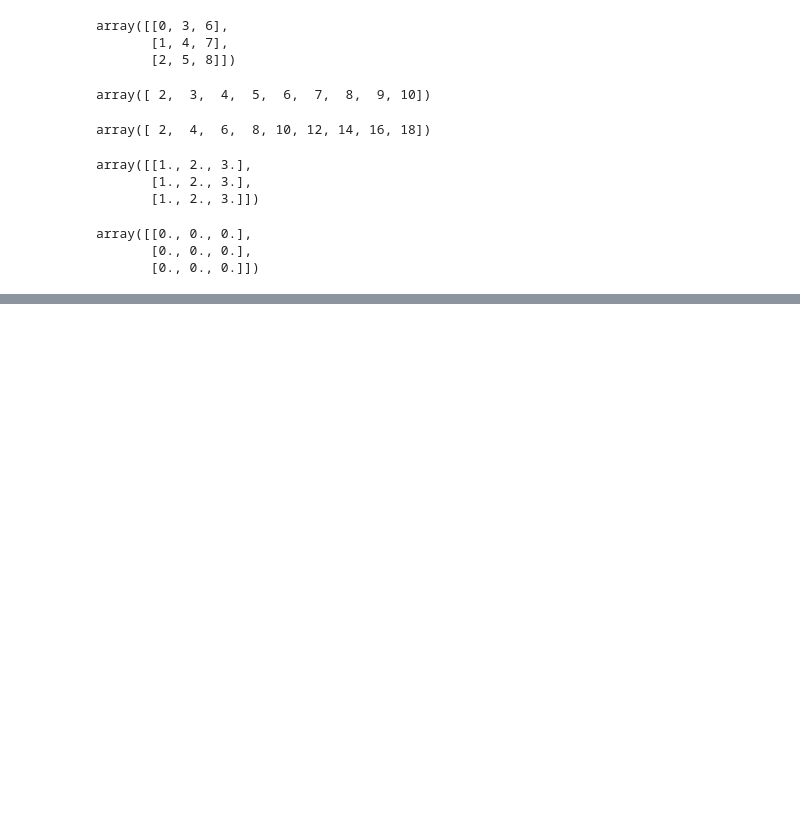
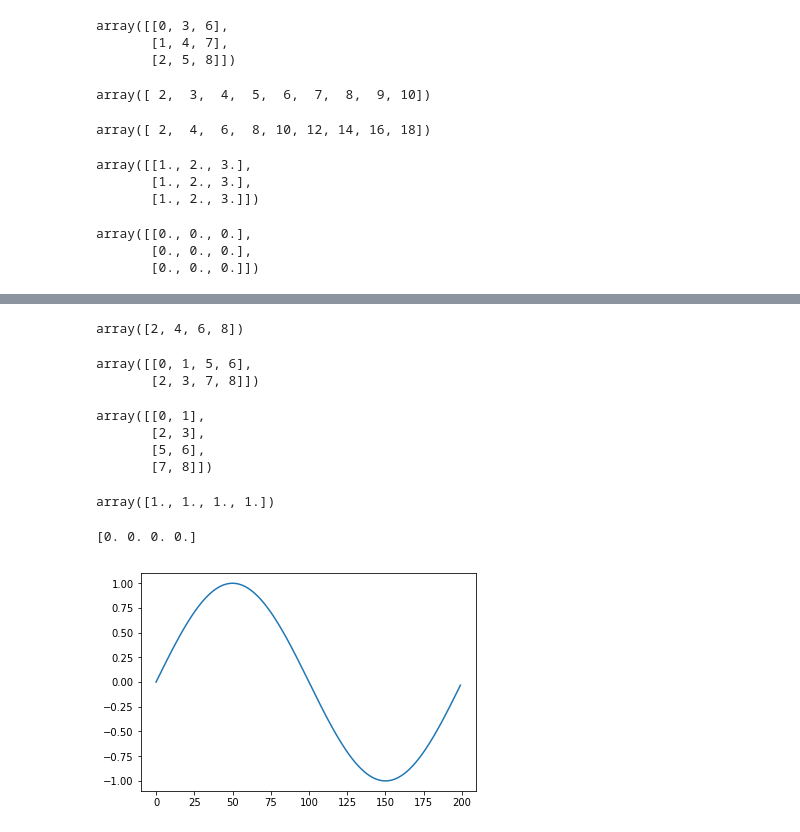
Before and after one commit to devkunii/knowledge, a Jupyter notebook: Python/12_Pythonとデータサイエンス/12_Pythonとデータサイエンス.ipynb, the cells around one changed output, grey strips where cells are left out. Drawn from its saved outputs; the diff is of its cells as text; code cells hidden in the pictures; blank space fills up the shorter version.

```diff
--- a/Python/12_Pythonとデータサイエンス/12_Pythonとデータサイエンス.ipynb
+++ b/Python/12_Pythonとデータサイエンス/12_Pythonとデータサイエンス.ipynb
@@ -123,0 +144,44 @@ array([[0., 0., 0.],
+# %%
+d = np.arange(1, 10)
+d[[1, 3, 5, 7]]
+# %% [output]
+array([2, 4, 6, 8])
+# %%
+a = np.arange(4).reshape(2, 2)
+b = np.arange(5, 9).reshape(2, 2)
+np.hstack((a, b))
+# %% [output]
+array([[0, 1, 5, 6],
+       [2, 3, 7, 8]])
+# %%
+a = np.arange(4).reshape(2, 2)
+b = np.arange(5, 9).reshape(2, 2)
+np.vstack((a, b))
+# %% [output]
+array([[0, 1],
+       [2, 3],
+       [5, 6],
+       [7, 8]])
+# %%
+a = np.zeros(4)
+b = a
+b += 1
+a
+# %% [output]
+array([1., 1., 1., 1.])
+# %%
+a = np.zeros(4)
+b = a.copy()
+b += 1
+print(a)
+# %% [output]
+[0. 0. 0. 0.]
+# %%
+%matplotlib inline
+import numpy as np
+import matplotlib.pyplot as plt
+
+s = np.sin(np.pi*np.arange(0.0, 2.0, 0.01))
+t = plt.plot(s)
+# %% [output]
+[figure, added]
```
Also changed, not shown: parts of 20 cells of this notebook, 18 other files.
